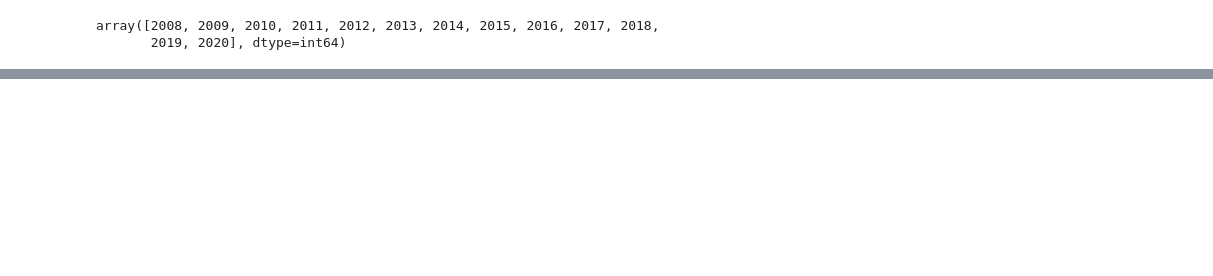
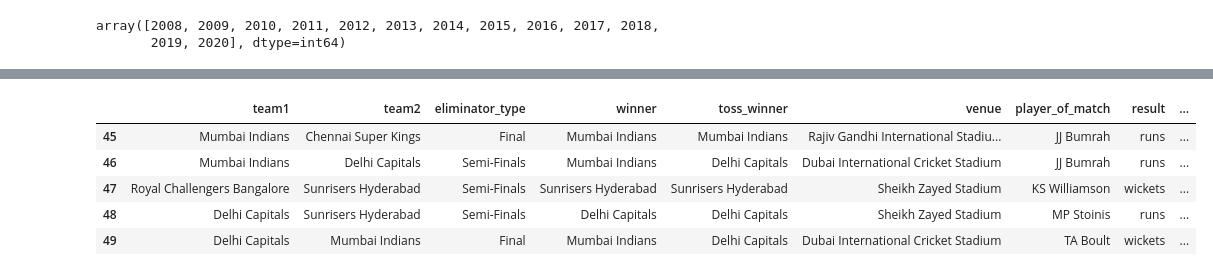
Before and after one commit to RoshanM-18/Data_Analysis_and_Dashboards, a Jupyter notebook: IPL_EDA/IPL_Data_Analysis_Pandas.ipynb, the cells around one changed output, grey strips where cells are left out. Saved outputs shown, nothing was run; the diff lists cells and outputs as text; code cells hidden in the pictures; blank space fills up the shorter version.

```diff
--- a/IPL_EDA/IPL_Data_Analysis_Pandas.ipynb
+++ b/IPL_EDA/IPL_Data_Analysis_Pandas.ipynb
@@ -596,0 +638,9 @@ df_matches[df_matches.year == 2011].tail(5)
+# %%
+eliminators.tail()
+# %% [output]
+|  | team1 | team2 | eliminator_type | winner | toss_winner | venue | player_of_match | result | ... |
+| 45 | Mumbai Indians | Chennai Super Kings | Final | Mumbai Indians | Mumbai Indians | Rajiv Gandhi International Stadiu... | JJ Bumrah | runs | ... |
+| 46 | Mumbai Indians | Delhi Capitals | Semi-Finals | Mumbai Indians | Delhi Capitals | Dubai International Cricket Stadium | JJ Bumrah | runs | ... |
+| 47 | Royal Challengers Bangalore | Sunrisers Hyderabad | Semi-Finals | Sunrisers Hyderabad | Sunrisers Hyderabad | Sheikh Zayed Stadium | KS Williamson | wickets | ... |
+| 48 | Delhi Capitals | Sunrisers Hyderabad | Semi-Finals | Delhi Capitals | Delhi Capitals | Sheikh Zayed Stadium | MP Stoinis | runs | ... |
+| 49 | Delhi Capitals | Mumbai Indians | Final | Mumbai Indians | Delhi Capitals | Dubai International Cricket Stadium | TA Boult | wickets | ... |
```
Also changed, not shown: parts of 10 cells of this notebook.
